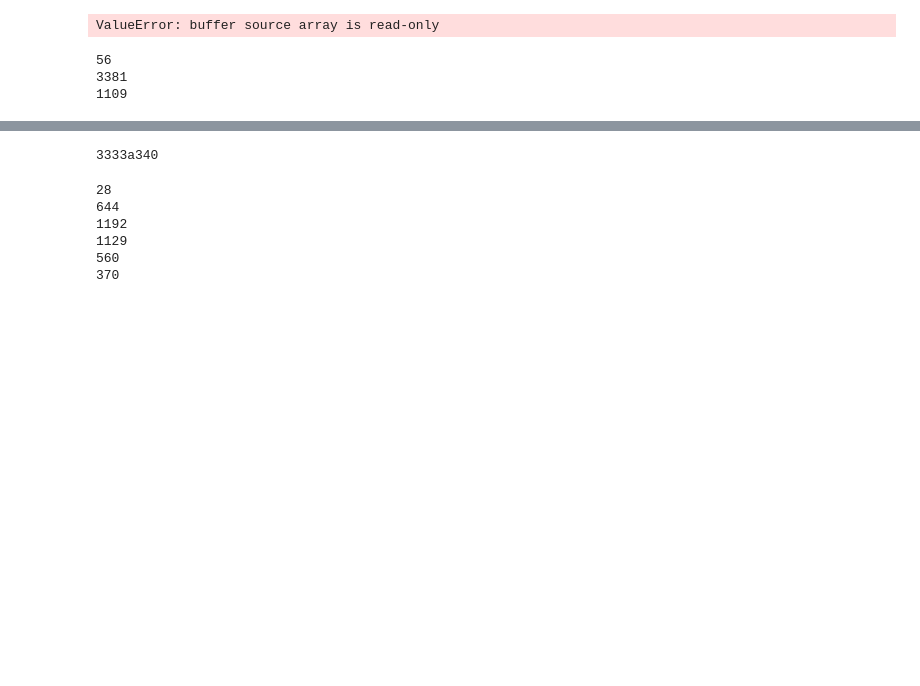
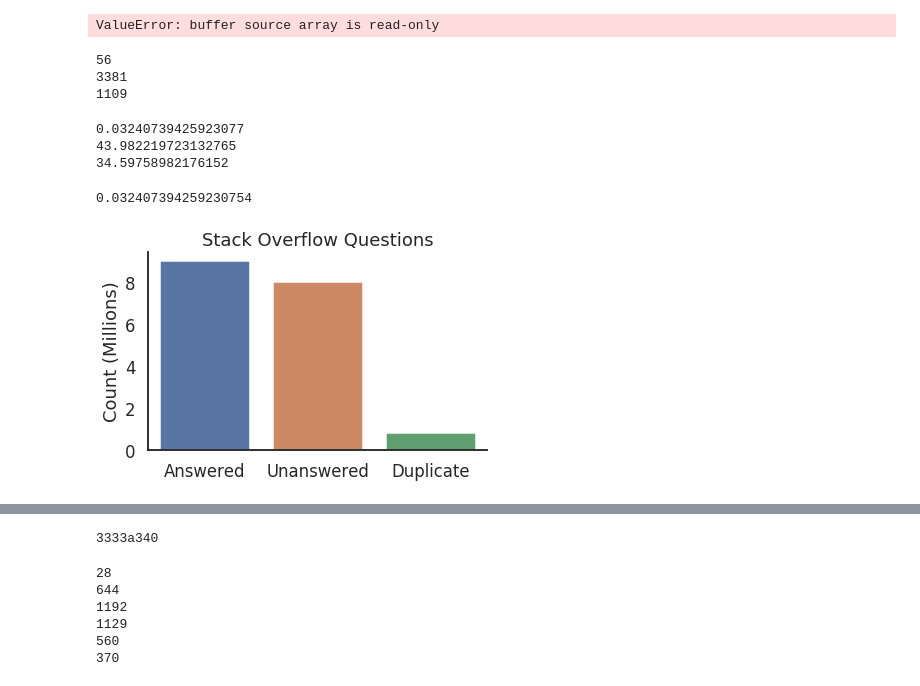
Before and after one commit to nealde/Insight, a Jupyter notebook: mvp/pipe_model.ipynb, the cells around one changed output, grey strips where cells are left out. Drawn from its saved outputs; the diff is of its cells as text; code cells hidden in the pictures; blank space fills up the shorter version.

```diff
--- a/mvp/pipe_model.ipynb
+++ b/mvp/pipe_model.ipynb
@@ -383,0 +503,36 @@ print(sys.getsizeof(gzip.compress(str(d[0]['features']).encode())))
+# %%
+print(d[0]['features'].dot(d[1]['features'])/(d[0]['features'].norm(2)*d[1]['features'].norm(2)))
+print(d[0]['features'].norm(2))
+print(d[1]['features'].norm(2))
+# %% [output]
+0.03240739425923077
+43.982219723132765
+34.59758982176152
+# %%
+i = np.array(d[0]['features'].indices)
+v = np.array(d[0]['features'].values)
+i2 = np.array(d[1]['features'].indices)
+v2 = np.array(d[1]['features'].values)
+print(dot(i,v,i2,v2))
+# print(norm(a))
+# %% [output]
+0.032407394259230754
+# %%
+import seaborn as sns
+sns.set(style="white", context="talk")
+
+y = [17-8, 8, 0.8]
+x = [0,1,2]
+xlabels = ['Answered','Unanswered','Duplicate']
+#plt.bar(x,y)
+sns.barplot(x=x, y=y, palette="deep")
+plt.ylabel("Count (Millions)")
+plt.title("Stack Overflow Questions")
+plt.xticks([0,1,2], xlabels)
+sns.despine(bottom=False)
+# plt.setp(f.axes, yticks=[])
+plt.tight_layout(h_pad=2)
+plt.tight_layout()
+plt.savefig('SOQ.png', dpi=600)
+# %% [output]
+[figure, added]
```
Also changed, not shown: parts of 27 cells of this notebook, 8 other files.
